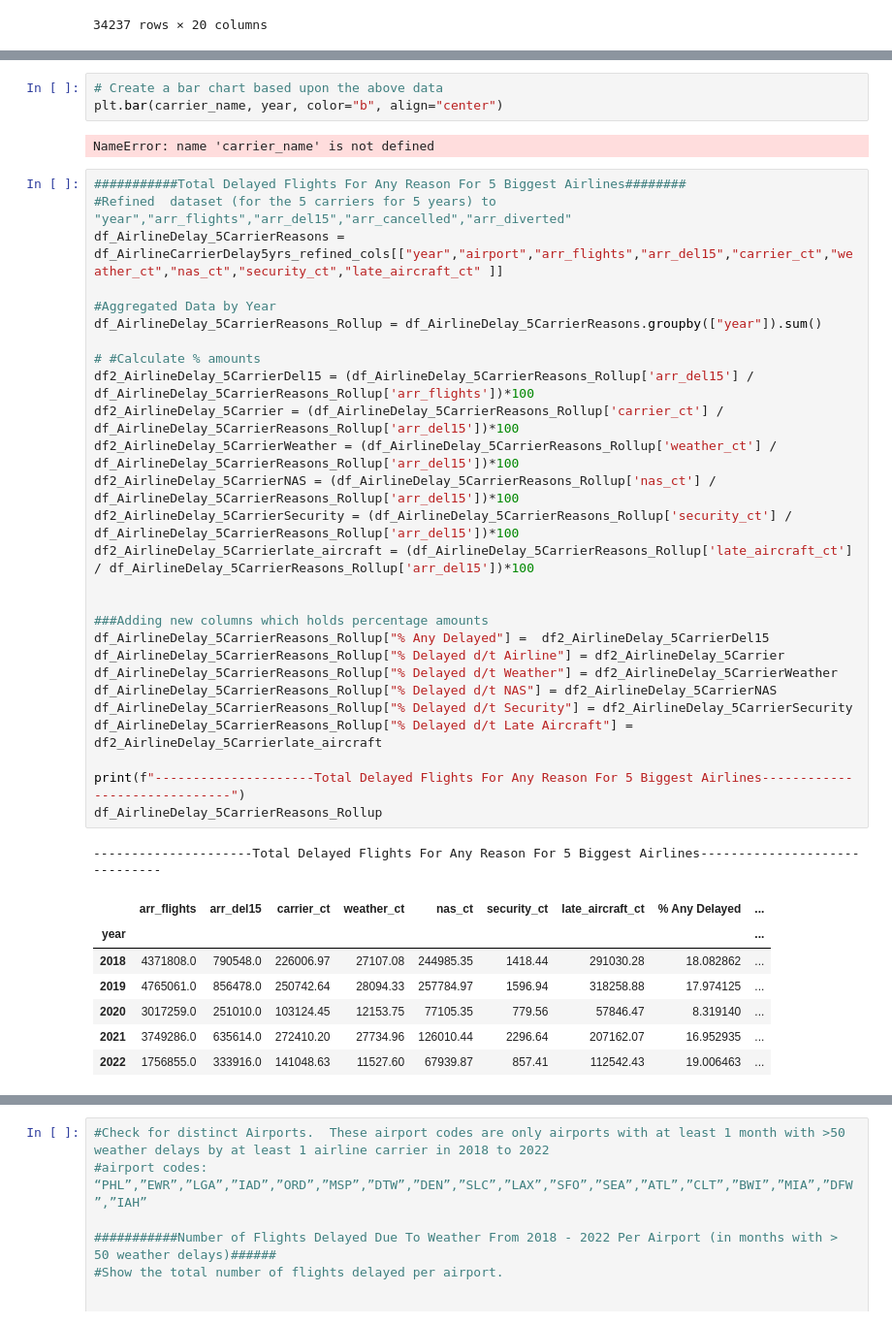
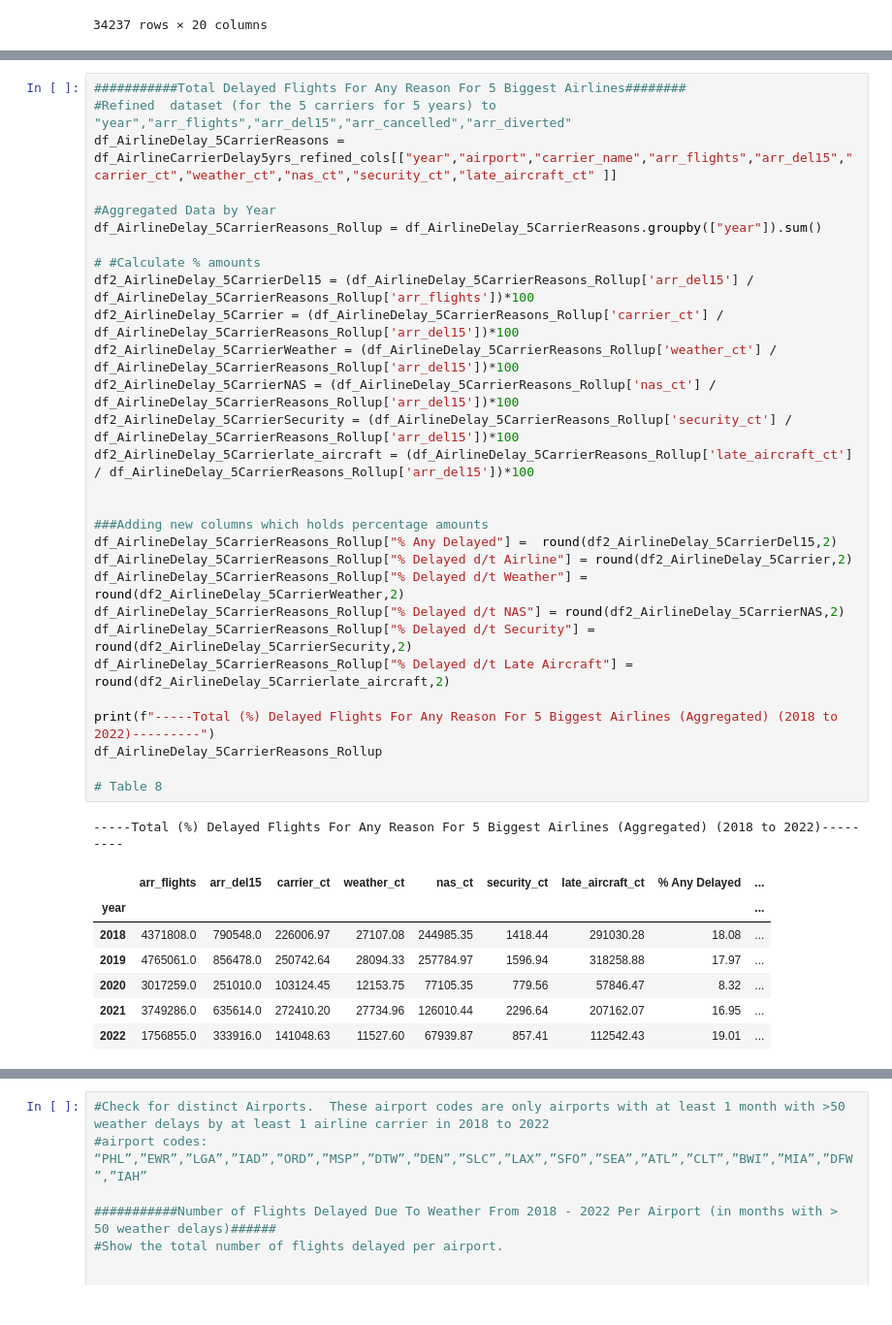
Before and after one commit to Tawn-Scotton/Team_3_Project_1, a Jupyter notebook: ProjectAirlineDelay.ipynb, the cells around one changed output, grey strips where cells are left out. Shown: that part at 97% size. Saved outputs shown, nothing was run; the diff lists cells and outputs as text.

```diff
--- a/ProjectAirlineDelay.ipynb
+++ b/ProjectAirlineDelay.ipynb
@@ -302,41 +350,38 @@ SyntaxError: invalid syntax (3787303208.py, line 3)
-# %%
-# Create a bar chart based upon the above data
-plt.bar(carrier_name, year, color="b", align="center")
-# %% [output]
-NameError: name 'carrier_name' is not defined
 # %%
 ###########Total Delayed Flights For Any Reason For 5 Biggest Airlines########
 #Refined  dataset (for the 5 carriers for 5 years) to "year","arr_flights","arr_del15","arr_cancelled","arr_diverted"
-df_AirlineDelay_5CarrierReasons = df_AirlineCarrierDelay5yrs_refined_cols[["year","airport","arr_flights","arr_del15","carrier_ct","weather_ct","nas_ct","security_ct","late_aircraft_ct" ]]
+df_AirlineDelay_5CarrierReasons = df_AirlineCarrierDelay5yrs_refined_cols[["year","airport","carrier_name","arr_flights","arr_del15","carrier_ct","weather_ct","nas_ct","security_ct","late_aircraft_ct" ]]
 
 #Aggregated Data by Year
 df_AirlineDelay_5CarrierReasons_Rollup = df_AirlineDelay_5CarrierReasons.groupby(["year"]).sum()
 
 # #Calculate % amounts
 df2_AirlineDelay_5CarrierDel15 = (df_AirlineDelay_5CarrierReasons_Rollup['arr_del15'] / df_AirlineDelay_5CarrierReasons_Rollup['arr_flights'])*100
 df2_AirlineDelay_5Carrier = (df_AirlineDelay_5CarrierReasons_Rollup['carrier_ct'] / df_AirlineDelay_5CarrierReasons_Rollup['arr_del15'])*100
 df2_AirlineDelay_5CarrierWeather = (df_AirlineDelay_5CarrierReasons_Rollup['weather_ct'] / df_AirlineDelay_5CarrierReasons_Rollup['arr_del15'])*100
 df2_AirlineDelay_5CarrierNAS = (df_AirlineDelay_5CarrierReasons_Rollup['nas_ct'] / df_AirlineDelay_5CarrierReasons_Rollup['arr_del15'])*100
 df2_AirlineDelay_5CarrierSecurity = (df_AirlineDelay_5CarrierReasons_Rollup['security_ct'] / df_AirlineDelay_5CarrierReasons_Rollup['arr_del15'])*100
 df2_AirlineDelay_5Carrierlate_aircraft = (df_AirlineDelay_5CarrierReasons_Rollup['late_aircraft_ct'] / df_AirlineDelay_5CarrierReasons_Rollup['arr_del15'])*100
 
 
 ###Adding new columns which holds percentage amounts
-df_AirlineDelay_5CarrierReasons_Rollup["% Any Delayed"] =  df2_AirlineDelay_5CarrierDel15
-df_AirlineDelay_5CarrierReasons_Rollup["% Delayed d/t Airline"] = df2_AirlineDelay_5Carrier
-df_AirlineDelay_5CarrierReasons_Rollup["% Delayed d/t Weather"] = df2_AirlineDelay_5CarrierWeather
-df_AirlineDelay_5CarrierReasons_Rollup["% Delayed d/t NAS"] = df2_AirlineDelay_5CarrierNAS
-df_AirlineDelay_5CarrierReasons_Rollup["% Delayed d/t Security"] = df2_AirlineDelay_5CarrierSecurity
-df_AirlineDelay_5CarrierReasons_Rollup["% Delayed d/t Late Aircraft"] = df2_AirlineDelay_5Carrierlate_aircraft
+df_AirlineDelay_5CarrierReasons_Rollup["% Any Delayed"] =  round(df2_AirlineDelay_5CarrierDel15,2)
+df_AirlineDelay_5CarrierReasons_Rollup["% Delayed d/t Airline"] = round(df2_AirlineDelay_5Carrier,2)
+df_AirlineDelay_5CarrierReasons_Rollup["% Delayed d/t Weather"] = round(df2_AirlineDelay_5CarrierWeather,2)
+df_AirlineDelay_5CarrierReasons_Rollup["% Delayed d/t NAS"] = round(df2_AirlineDelay_5CarrierNAS,2)
+df_AirlineDelay_5CarrierReasons_Rollup["% Delayed d/t Security"] = round(df2_AirlineDelay_5CarrierSecurity,2)
+df_AirlineDelay_5CarrierReasons_Rollup["% Delayed d/t Late Aircraft"] = round(df2_AirlineDelay_5Carrierlate_aircraft,2)
 
-print(f"---------------------Total Delayed Flights For Any Reason For 5 Biggest Airlines------------------------------")
+print(f"-----Total (%) Delayed Flights For Any Reason For 5 Biggest Airlines (Aggregated) (2018 to 2022)---------")
 df_AirlineDelay_5CarrierReasons_Rollup
+
+# Table 8
 # %% [output]
----------------------Total Delayed Flights For Any Reason For 5 Biggest Airlines------------------------------
+-----Total (%) Delayed Flights For Any Reason For 5 Biggest Airlines (Aggregated) (2018 to 2022)---------
 |  | arr_flights | arr_del15 | carrier_ct | weather_ct | nas_ct | security_ct | late_aircraft_ct | % Any Delayed | ... |
 | year |  |  |  |  |  |  |  |  | ... |
-| 2018 | 4371808.0 | 790548.0 | 226006.97 | 27107.08 | 244985.35 | 1418.44 | 291030.28 | 18.082862 | ... |
-| 2019 | 4765061.0 | 856478.0 | 250742.64 | 28094.33 | 257784.97 | 1596.94 | 318258.88 | 17.974125 | ... |
-| 2020 | 3017259.0 | 251010.0 | 103124.45 | 12153.75 | 77105.35 | 779.56 | 57846.47 | 8.319140 | ... |
-| 2021 | 3749286.0 | 635614.0 | 272410.20 | 27734.96 | 126010.44 | 2296.64 | 207162.07 | 16.952935 | ... |
-| 2022 | 1756855.0 | 333916.0 | 141048.63 | 11527.60 | 67939.87 | 857.41 | 112542.43 | 19.006463 | ... |
+| 2018 | 4371808.0 | 790548.0 | 226006.97 | 27107.08 | 244985.35 | 1418.44 | 291030.28 | 18.08 | ... |
+| 2019 | 4765061.0 | 856478.0 | 250742.64 | 28094.33 | 257784.97 | 1596.94 | 318258.88 | 17.97 | ... |
+| 2020 | 3017259.0 | 251010.0 | 103124.45 | 12153.75 | 77105.35 | 779.56 | 57846.47 | 8.32 | ... |
+| 2021 | 3749286.0 | 635614.0 | 272410.20 | 27734.96 | 126010.44 | 2296.64 | 207162.07 | 16.95 | ... |
+| 2022 | 1756855.0 | 333916.0 | 141048.63 | 11527.60 | 67939.87 | 857.41 | 112542.43 | 19.01 | ... |
```
Also changed, not shown: parts of 10 cells of this notebook, 1 other file.
